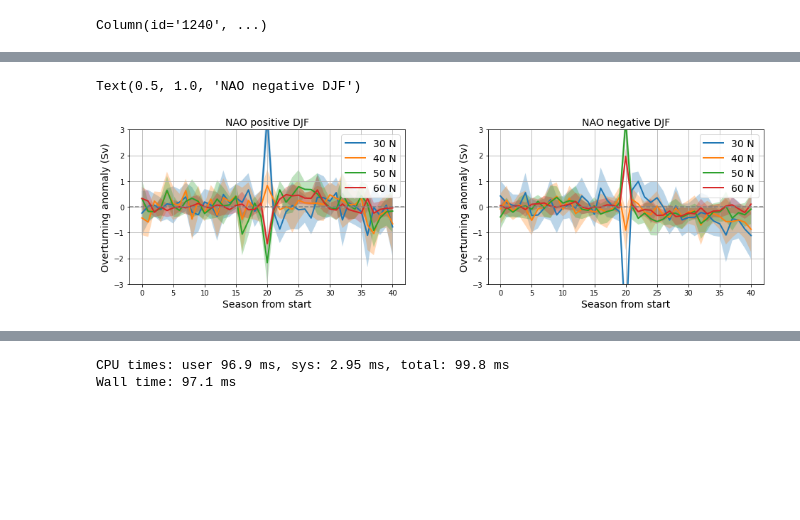
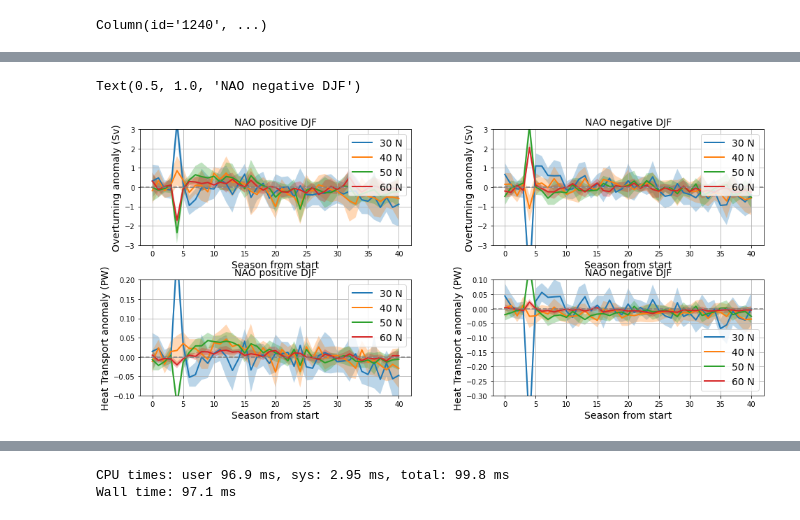
Before and after one commit to hmkhatri/AMOC_Variability_DePreSys_MET, a Jupyter notebook: Notebooks/Analysis/NAO_Overturning_Correlate.ipynb, the cells around one changed output, grey strips where cells are left out. Cells and saved outputs as stored; diff of their text form; code cells hidden in the pictures; blank space fills up the shorter version.

Commit message:
gyre heat transport variability check

```diff
--- a/Notebooks/Analysis/NAO_Overturning_Correlate.ipynb
+++ b/Notebooks/Analysis/NAO_Overturning_Correlate.ipynb
@@ -297,6 +307,24 @@ psi_max = psi_max.assign_coords(y=ds_anom.nav_lat.isel(x=0), time=tim)
 #psi_max = psi_max.sel(y=slice(20.,65.))
 psi_max = psi_max.sel(y= [30., 35., 40., 45., 50., 55., 60.], method="nearest")
 #psi_max = psi_max.isel(time=slice(1,len(psi_max['time'])-1))
+
+HT_season = ds_anom['hfbasin_atlantic'].mean('x')
+HT_season = HT_season.rename({'time_counter':'time'})
+HT_season = HT_season.assign_coords(y=ds_anom.nav_lat.isel(x=0), time=tim)
+HT_season = HT_season.sel(y= [30., 35., 40., 45., 50., 55., 60.], method="nearest")
+HT_season = (HT_season.isel(time=slice(1,len(HT_season.time)-1)).resample(time='QS-DEC').mean('time'))
+
+HT_gyre_season = ds_anom['hfovgyre_atlantic'].mean('x')
+HT_gyre_season = HT_gyre_season.rename({'time_counter':'time'})
+HT_gyre_season = HT_gyre_season.assign_coords(y=ds_anom.nav_lat.isel(x=0), time=tim)
+HT_gyre_season = HT_gyre_season.sel(y= [30., 35., 40., 45., 50., 55., 60.], method="nearest")
+HT_gyre_season = (HT_gyre_season.isel(time=slice(1,len(HT_gyre_season.time)-1)).resample(time='QS-DEC').mean('time'))
+
+HT_psi_season = ds_anom['hfovovrt_atlantic'].mean('x')
+HT_psi_season = HT_psi_season.rename({'time_counter':'time'})
+HT_psi_season = HT_psi_season.assign_coords(y=ds_anom.nav_lat.isel(x=0), time=tim)
+HT_psi_season = HT_psi_season.sel(y= [30., 35., 40., 45., 50., 55., 60.], method="nearest")
+HT_psi_season = (HT_psi_season.isel(time=slice(1,len(HT_psi_season.time)-1)).resample(time='QS-DEC').mean('time'))
 # %%
 with Profiler() as prof, ResourceProfiler() as rprof, CacheProfiler() as cprof:
     %time psi_max = psi_max.compute()
@@ -317,12 +354,12 @@ Wall time: 33.1 ms
 
 import math
 
-tmp1 = (psi_season.where(NAO_season.isel(time=tim_ind+16) >= NAO_cut).mean(['start_year','r']))
+tmp1 = (psi_season.where(NAO_season.isel(time=tim_ind) >= NAO_cut).mean(['start_year','r']))
 
-tmp2 = (psi_season.where(NAO_season.isel(time=tim_ind+16) <= -NAO_cut).mean(['start_year','r']))
+tmp2 = (psi_season.where(NAO_season.isel(time=tim_ind) <= -NAO_cut).mean(['start_year','r']))
 
-grid1 = plt.GridSpec(1, 2, wspace=0.3, hspace=0.3)
-fig = plt.figure(figsize=[16,4])
+grid1 = plt.GridSpec(2, 2, wspace=0.3, hspace=0.3)
+fig = plt.figure(figsize=[16,7])
 
 N = count_NAOp.sum().values # 7 days decorrelation time
 ci = 1.96 # coefficiet for large N and 95% confidence interval
@@ -340,31 +377,76 @@ for y in range(0,len(tmp1.y), 2):
 ax.axhline(y=0, color='grey', ls='--')
 ax.legend(fontsize=14)
 ax.grid('on')
 ax.set_ylim([-3.0, 3.0])
 ax.set_ylabel('Overturning anomaly (Sv)', fontsize=14)
 ax.set_xlabel('Season from start', fontsize=14)
 ax.set_title('NAO positive DJF', fontsize=14)
 
 N = count_NAOn.sum().values # 7 days decorrelation time
 ci = 1.96 # coefficiet for large N and 95% confidence interval
 std_err = (ci/np.sqrt(np.ceil(N)))
 
 ax = fig.add_subplot(grid1[0, 1])
 for y in range(0,len(tmp1.y), 2):
     tmp2_std = ((psi_season.sel(y= tmp1['y'].values[y], method="nearest"))
                 .where(NAO_season.isel(time=tim_ind) <= -NAO_cut).std(['start_year','r']))
 
     ax.plot(tmp2.isel(y=y), lw=2., label=str(math.floor(tmp1['y'].values[y])) + ' N')
     ax.fill_between(range(0,41), (tmp2.isel(y=y) - std_err*tmp2_std),
                     (tmp2.isel(y=y) + std_err*tmp2_std), alpha=0.3)
 
 ax.axhline(y=0, color='grey', ls='--')
 ax.legend(fontsize=14)
 ax.grid('on')
 ax.set_ylim([-3.0, 3.0])
 ax.set_ylabel('Overturning anomaly (Sv)', fontsize=14)
 ax.set_xlabel('Season from start', fontsize=14)
 ax.set_title('NAO negative DJF', fontsize=14)
+
+# ------------------------
+# Heat transport terms
+
+tmp1 = (HT_season.where(NAO_season.isel(time=tim_ind) >= NAO_cut).mean(['start_year','r']))
+
+tmp2 = (HT_season.where(NAO_season.isel(time=tim_ind) <= -NAO_cut).mean(['start_year','r']))
+
+ax = fig.add_subplot(grid1[1, 0])
+for y in range(0,len(tmp1.y), 2):
+    tmp1_std = ((HT_season.sel(y= tmp1['y'].values[y], method="nearest"))
+                .where(NAO_season.isel(time=tim_ind) >= NAO_cut).std(['start_year','r']))
+
+    ax.plot(tmp1.isel(y=y), lw=2., label= str(math.floor(tmp1['y'].values[y])) + ' N')
+    ax.fill_between(range(0,41), (tmp1.isel(y=y) - std_err*tmp1_std),
+                    (tmp1.isel(y=y) + std_err*tmp1_std), alpha=0.3)
+
+ax.axhline(y=0, color='grey', ls='--')
+ax.legend(fontsize=14)
+ax.grid('on')
+ax.set_ylim([-0.1, 0.2])
+ax.set_ylabel('Heat Transport anomaly (PW)', fontsize=14)
+ax.set_xlabel('Season from start', fontsize=14)
+ax.set_title('NAO positive DJF', fontsize=14)
+
+N = count_NAOn.sum().values # 7 days decorrelation time
+ci = 1.96 # coefficiet for large N and 95% confidence interval
+std_err = (ci/np.sqrt(np.ceil(N)))
+
+ax = fig.add_subplot(grid1[1, 1])
+for y in range(0,len(tmp1.y), 2):
+    tmp2_std = ((HT_season.sel(y= tmp1['y'].values[y], method="nearest"))
+                .where(NAO_season.isel(time=tim_ind) <= -NAO_cut).std(['start_year','r']))
+
+    ax.plot(tmp2.isel(y=y), lw=2., label=str(math.floor(tmp1['y'].values[y])) + ' N')
+    ax.fill_between(range(0,41), (tmp2.isel(y=y) - std_err*tmp2_std),
+                    (tmp2.isel(y=y) + std_err*tmp2_std), alpha=0.3)
+
+ax.axhline(y=0, color='grey', ls='--')
+ax.legend(fontsize=14)
+ax.grid('on')
+ax.set_ylim([-0.3, 0.1])
+ax.set_ylabel('Heat Transport anomaly (PW)', fontsize=14)
+ax.set_xlabel('Season from start', fontsize=14)
+ax.set_title('NAO negative DJF', fontsize=14)
 # %% [output]
 Text(0.5, 1.0, 'NAO negative DJF')
-[figure, old version]
+[figure, new version]
```
Also changed, not shown: parts of 7 cells of this notebook, 1 other file.
